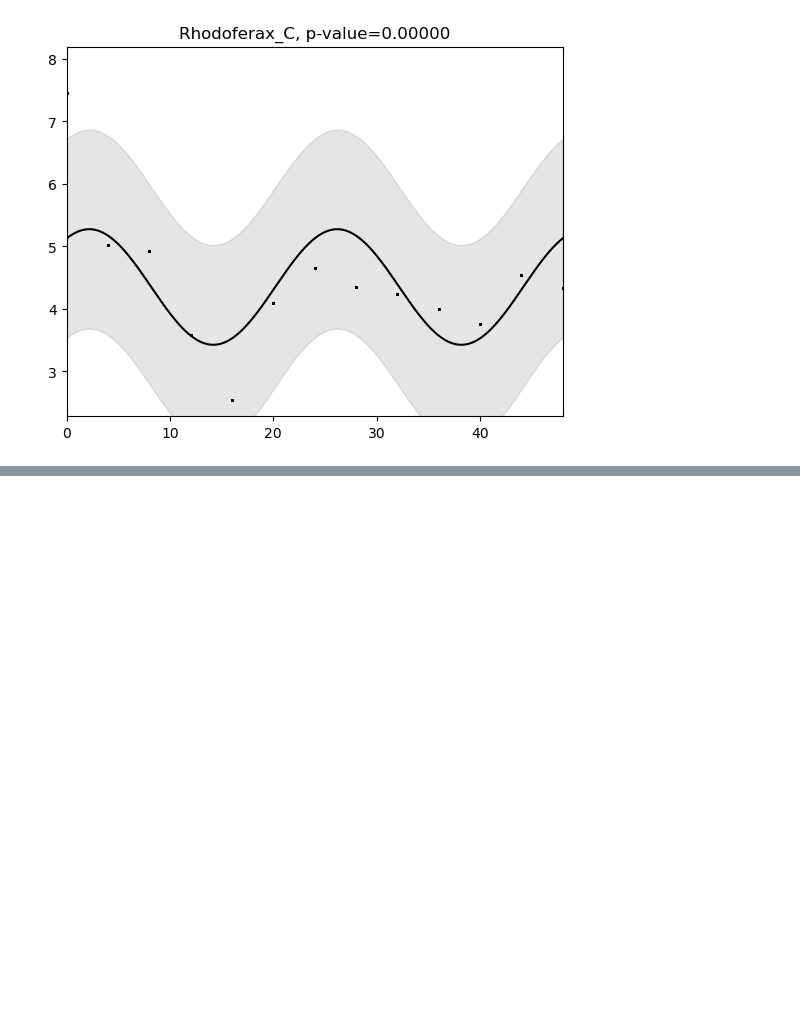
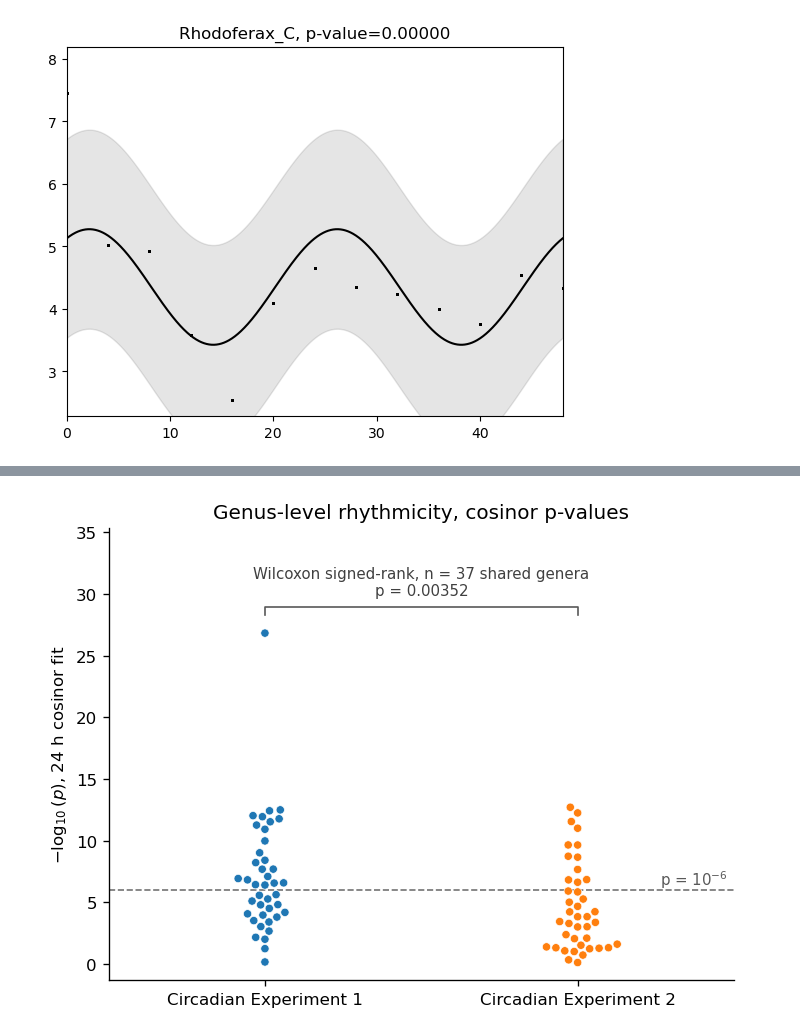
Before and after one commit to mikepassal/Outdoor_microbiome, a Jupyter notebook: Local_analysis/Transcriptome_vs_weather_and_microbiome/Time_and_rain_correlation/circadian_cosinor_check_for_high_fit_genes.ipynb, the cells around one changed output, grey strips where cells are left out. Cells and saved outputs as stored; diff of their text form; code cells hidden in the pictures; blank space fills up the shorter version.

```diff
--- a/Local_analysis/Transcriptome_vs_weather_and_microbiome/Time_and_rain_correlation/circadian_cosinor_check_for_high_fit_genes.ipynb
+++ b/Local_analysis/Transcriptome_vs_weather_and_microbiome/Time_and_rain_correlation/circadian_cosinor_check_for_high_fit_genes.ipynb
@@ -513,0 +500,100 @@ plt.show()
+# %%
+from scipy import stats
+
+p_threshold = 1e-6
+threshold_line = -np.log10(p_threshold)
+
+swarm_p_values = pd.concat(
+    [
+        cosinor_results[["test", "p"]].assign(dataset="Circadian Experiment 1"),
+        cosinor_results_2[["test", "p"]].assign(dataset="Circadian Experiment 2"),
+    ],
+    ignore_index=True,
+)
+swarm_p_values = swarm_p_values.loc[swarm_p_values["p"] > 0].copy()
+swarm_p_values["neg_log10_p"] = -np.log10(swarm_p_values["p"])
+swarm_p_values["passes_threshold"] = swarm_p_values["neg_log10_p"] >= threshold_line
+
+shared_genera = cosinor_results[["test", "p"]].merge(
+    cosinor_results_2[["test", "p"]], on="test", suffixes=("_1", "_2")
+)
+group_difference = stats.wilcoxon(
+    -np.log10(shared_genera["p_1"]), -np.log10(shared_genera["p_2"])
+)
+group_difference_label = (
+    f"Wilcoxon signed-rank, n = {len(shared_genera)} shared genera\n"
+    f"p = {group_difference.pvalue:.3g}"
+)
+
+
+def annotate_group_difference(ax):
+    """Draw a significance bracket spanning the two experiment columns."""
+    x_limits = ax.get_xlim()
+    top_value = swarm_p_values["neg_log10_p"].max()
+    bracket_y = top_value * 1.08
+    tick = top_value * 0.025
+    ax.plot(
+        [0, 0, 1, 1],
+        [bracket_y - tick, bracket_y, bracket_y, bracket_y - tick],
+        color="0.35",
+        linewidth=1,
+        clip_on=False,
+        zorder=3,
+    )
+    ax.text(
+        0.5,
+        bracket_y + tick,
+        group_difference_label,
+        ha="center",
+        va="bottom",
+        fontsize=9,
+        color="0.25",
+    )
+    ax.set_ylim(top=bracket_y * 1.22)
+    ax.set_xlim(x_limits)
+
+
+dataset_order = ["Circadian Experiment 1", "Circadian Experiment 2"]
+dataset_colors = {
+    "Circadian Experiment 1": "#1f77b4",
+    "Circadian Experiment 2": "#ff7f0e",
+}
+
+fig, ax = plt.subplots(figsize=(6, 4.5), dpi=120)
+fig.patch.set_facecolor("white")
+ax.axhline(threshold_line, color="0.45", linestyle="--", linewidth=1, zorder=1)
+sns.swarmplot(
+    data=swarm_p_values,
+    x="dataset",
+    y="neg_log10_p",
+    hue="dataset",
+    order=dataset_order,
+    palette=dataset_colors,
+    size=5,
+    linewidth=0.4,
+    edgecolor="white",
+    legend=False,
+    zorder=2,
+    ax=ax,
+)
+
+ax.text(
+    1.48,
+    threshold_line,
+    "p = $10^{-6}$",
+    color="0.35",
+    fontsize=9,
+    ha="right",
+    va="bottom",
+)
+
+annotate_group_difference(ax)
+
+ax.set_xlabel("")
+ax.set_ylabel("$-\\log_{10}(p)$, 24 h cosinor fit")
+ax.set_title("Genus-level rhythmicity, cosinor p-values")
+sns.despine()
+plt.tight_layout()
+plt.show()
+# %% [output]
+[figure, added]
```
Also changed, not shown: parts of 13 cells of this notebook, 14 other files.
